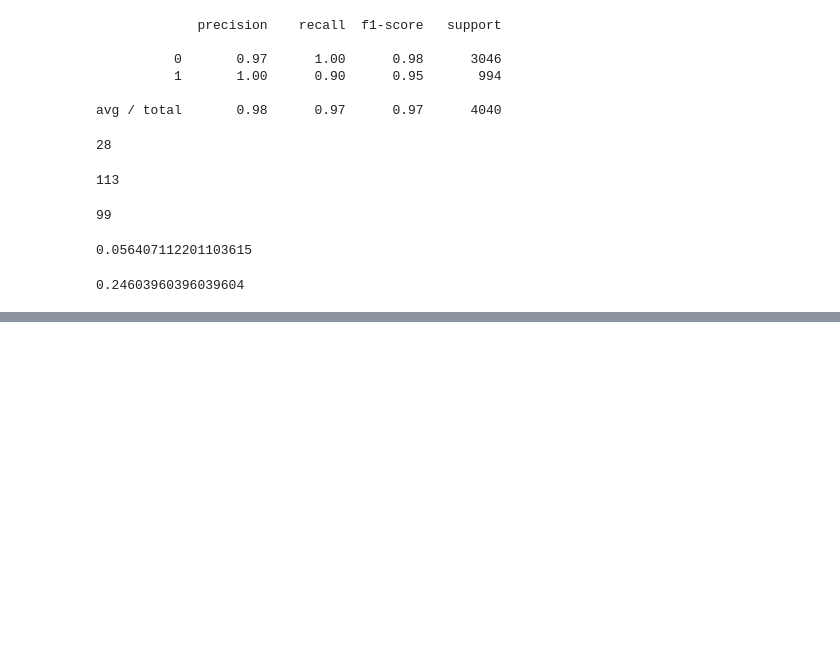
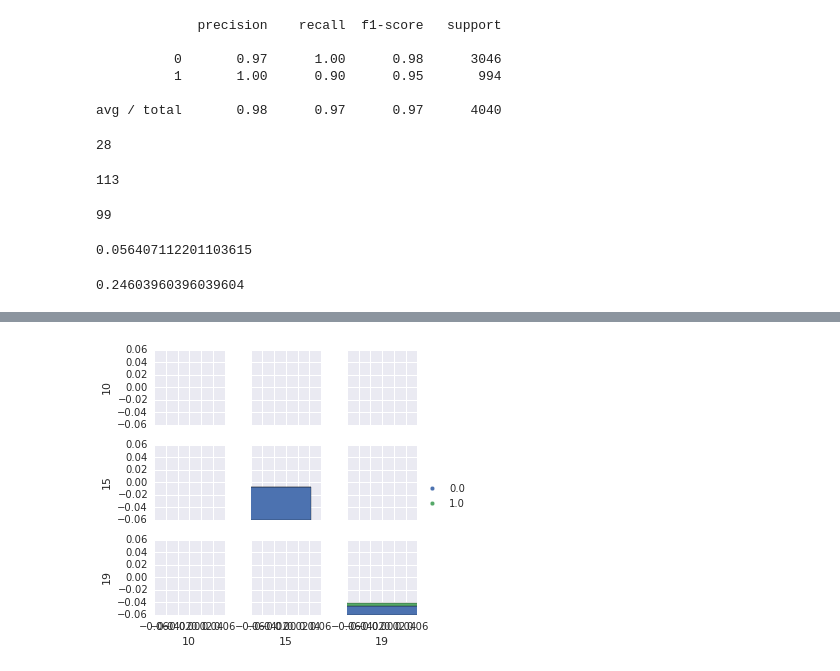
Before and after one commit to dstuck/AlliedMastercomputer_Kaggle, a Jupyter notebook: PizzaMadness/DES_Modeling_Scratch.ipynb, the cells around one changed output, grey strips where cells are left out. Drawn from its saved outputs; the diff is of its cells as text; code cells hidden in the pictures; blank space fills up the shorter version.

```diff
--- a/PizzaMadness/DES_Modeling_Scratch.ipynb
+++ b/PizzaMadness/DES_Modeling_Scratch.ipynb
@@ -113,0 +211,4 @@ writeSolution(predictedCheat,"submitDS_treeScaleCheat1")
+# %%
+_ = sns.pairplot(plotdf[:50], vars=[10, 15, 19], hue=0, size=1.5)
+# %% [output]
+[figure, added]
```
Also changed, not shown: parts of 19 cells of this notebook, 6 other files.
